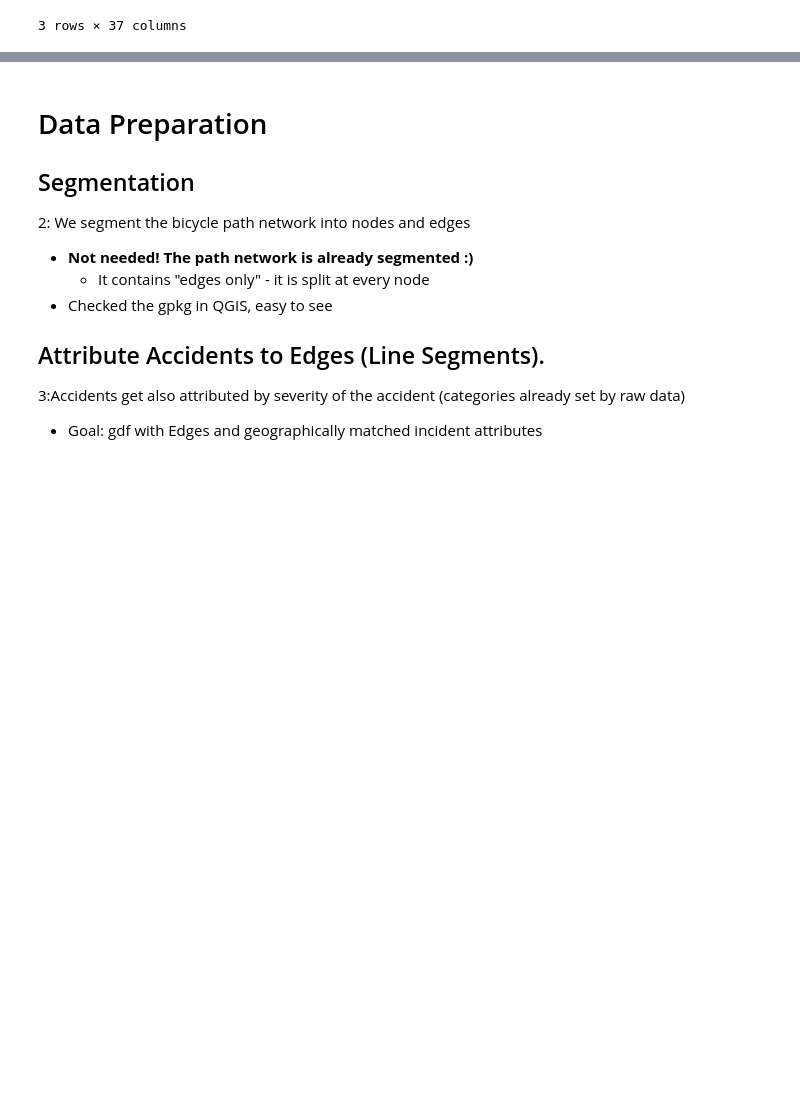
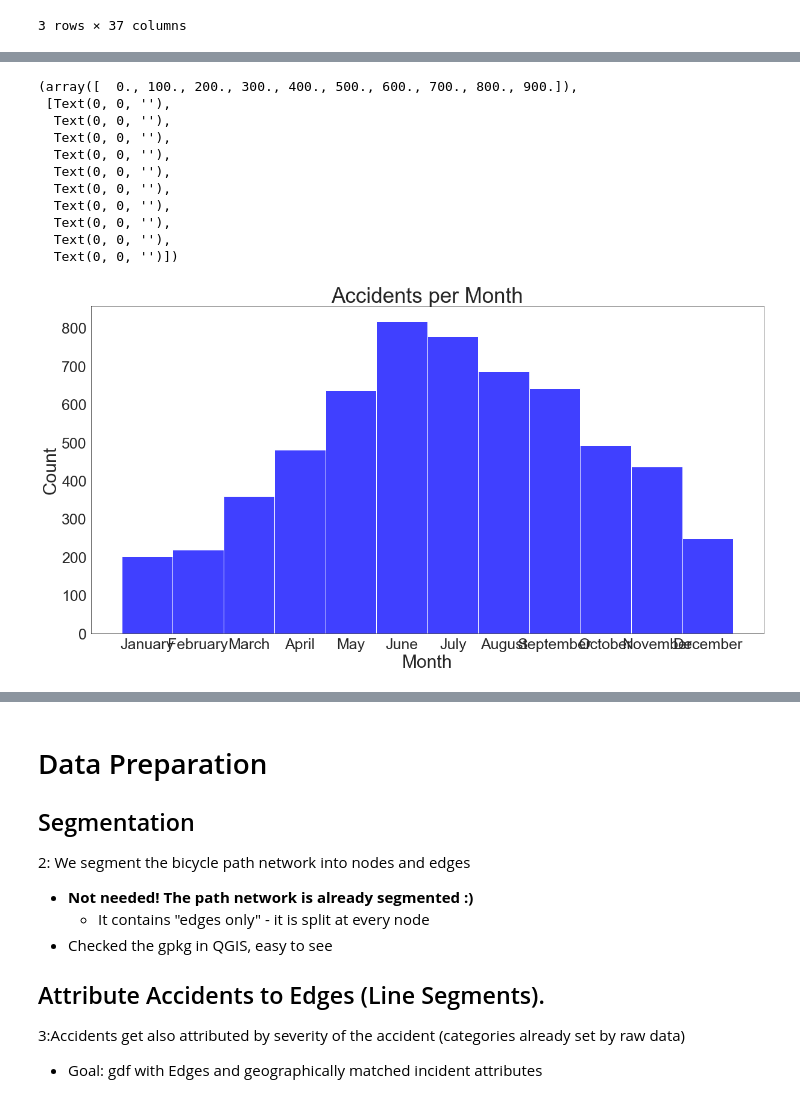
Before and after one commit to thereallinusrg/Velo-Zueri-Unfaelle, a Jupyter notebook: all-in-one.ipynb, the cells around one changed output, grey strips where cells are left out. Cells and saved outputs as stored; diff of their text form; code cells hidden in the pictures; blank space fills up the shorter version.

```diff
--- a/all-in-one.ipynb
+++ b/all-in-one.ipynb
@@ -72,0 +118,24 @@ VeloUnfaelle.head(3)
+# %%
+#sort everything by accidentmonth for better plotting
+unf = unf.sort_values(by = ['AccidentMonth'])
+
+fig = plt.figure(figsize=(20,10))
+sns.histplot(data = unf.AccidentMonth_en, color = 'blue' ,binwidth=0.5)
+plt.title('Accidents per Month',fontsize=35)
+plt.xlabel('Month',fontsize=30)
+plt.ylabel('Count',fontsize=30)
+plt.xticks(fontsize=25)
+plt.yticks(fontsize=25)
+# %% [output]
+(array([  0., 100., 200., 300., 400., 500., 600., 700., 800., 900.]),
+ [Text(0, 0, ''),
+  Text(0, 0, ''),
+  Text(0, 0, ''),
+  Text(0, 0, ''),
+  Text(0, 0, ''),
+  Text(0, 0, ''),
+  Text(0, 0, ''),
+  Text(0, 0, ''),
+  Text(0, 0, ''),
+  Text(0, 0, '')])
+[figure, added]
```
Also changed, not shown: parts of 5 cells of this notebook.
